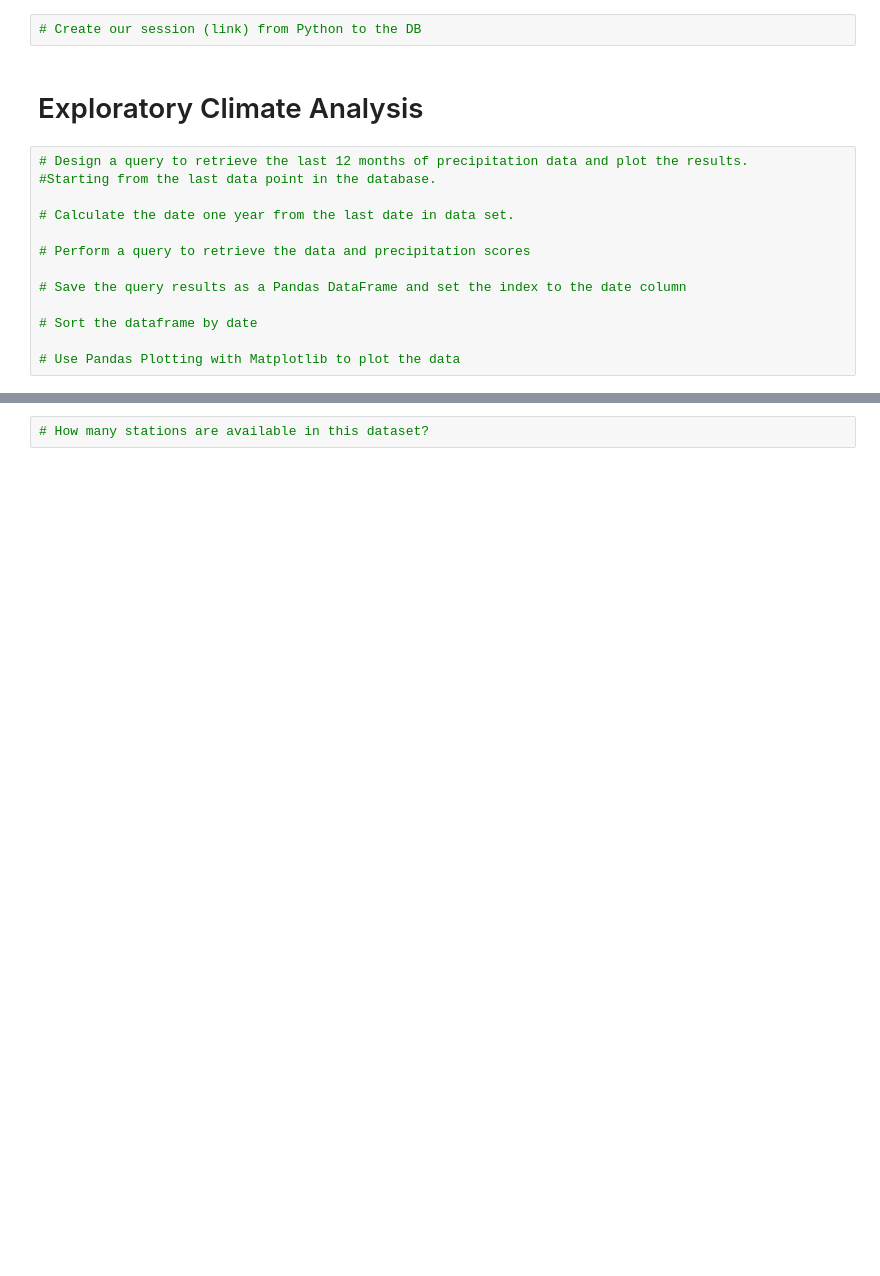
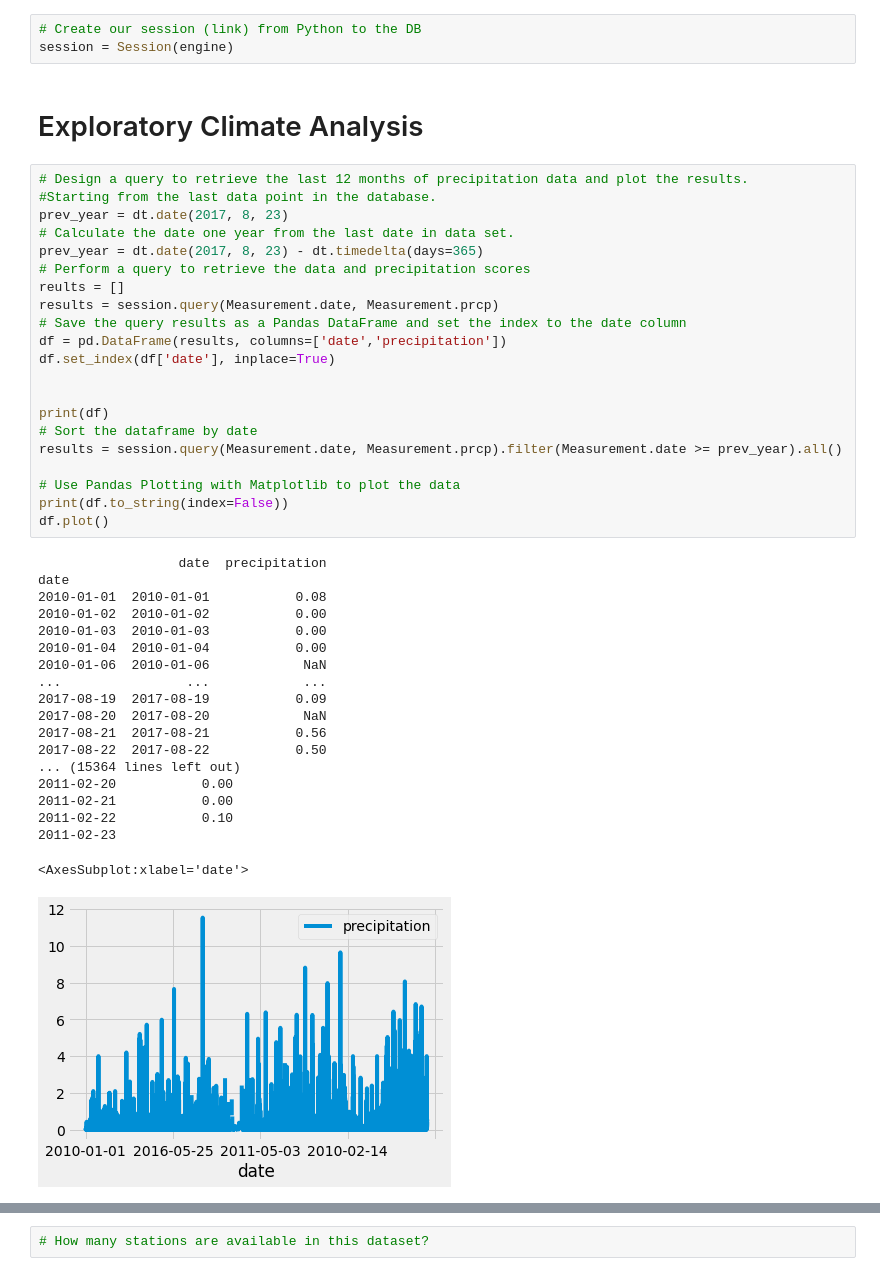
Before and after one commit to erwilhite/surfs_up, a Jupyter notebook: climate_analysis.ipynb, the cells around one changed output, grey strips where cells are left out. Cells and saved outputs as stored; diff of their text form; blank space fills up the shorter version.

Commit message:
9.2.5 plot

```diff
--- a/climate_analysis.ipynb
+++ b/climate_analysis.ipynb
@@ -34,20 +34,49 @@ Measurement = Base.classes.measurement
 Station = Base.classes.station
 # %%
 # Create our session (link) from Python to the DB
+session = Session(engine)
 # %% [markdown]
 # Exploratory Climate Analysis
 # %%
 # Design a query to retrieve the last 12 months of precipitation data and plot the results.
 #Starting from the last data point in the database.
+prev_year = dt.date(2017, 8, 23)
+# Calculate the date one year from the last date in data set.
+prev_year = dt.date(2017, 8, 23) - dt.timedelta(days=365)
+# Perform a query to retrieve the data and precipitation scores
+reults = []
+results = session.query(Measurement.date, Measurement.prcp)
+# Save the query results as a Pandas DataFrame and set the index to the date column
+df = pd.DataFrame(results, columns=['date','precipitation'])
+df.set_index(df['date'], inplace=True)
 
-# Calculate the date one year from the last date in data set.
 
-# Perform a query to retrieve the data and precipitation scores
-
-# Save the query results as a Pandas DataFrame and set the index to the date column
-
+print(df)
 # Sort the dataframe by date
+results = session.query(Measurement.date, Measurement.prcp).filter(Measurement.date >= prev_year).all()
 
 # Use Pandas Plotting with Matplotlib to plot the data
+print(df.to_string(index=False))
+df.plot()
+# %% [output]
+                  date  precipitation
+date
+2010-01-01  2010-01-01           0.08
+2010-01-02  2010-01-02           0.00
+2010-01-03  2010-01-03           0.00
+2010-01-04  2010-01-04           0.00
+2010-01-06  2010-01-06            NaN
+...                ...            ...
+2017-08-19  2017-08-19           0.09
+2017-08-20  2017-08-20            NaN
+2017-08-21  2017-08-21           0.56
+2017-08-22  2017-08-22           0.50
+... (15364 lines left out)
+2011-02-20           0.00
+2011-02-21           0.00
+2011-02-22           0.10
+2011-02-23
+<AxesSubplot:xlabel='date'>
+[figure, added]
 # %%
 # Use Pandas to calcualte the summary statistics for the precipitation data
```
Also changed, not shown: parts of 1 cell of this notebook, 1 other file.
